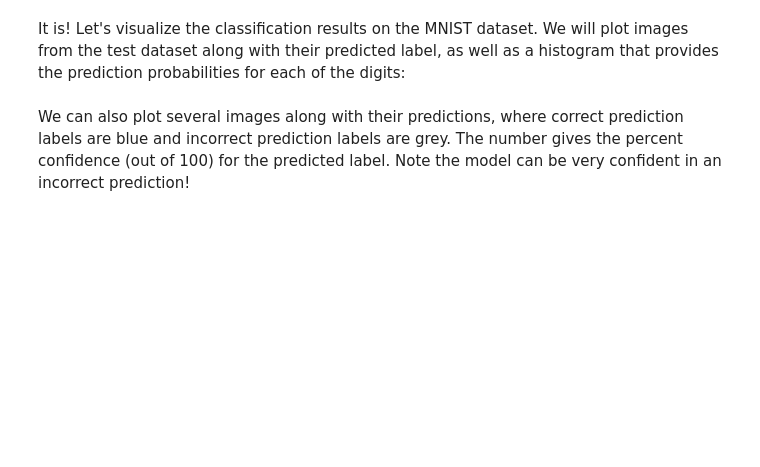
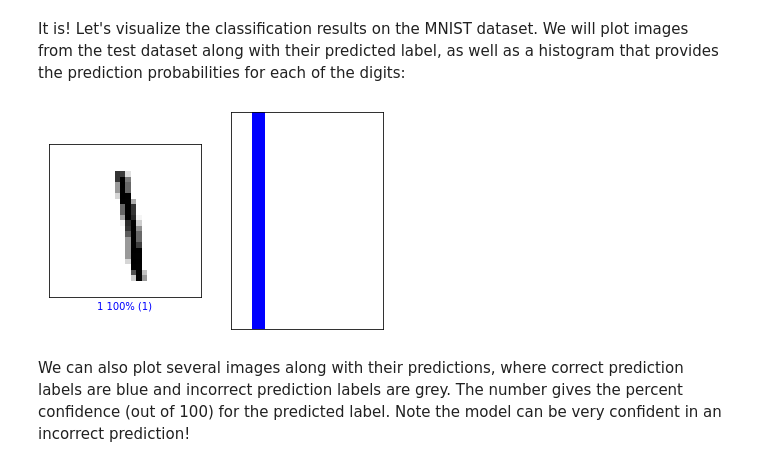
Before and after one commit to Babylonehy/introtodeeplearning, a Jupyter notebook: lab2/Part1_MNIST.ipynb, the cells around one changed output. Drawn from its saved outputs; the diff is of its cells as text; code cells hidden in the pictures; blank space fills up the shorter version.

```diff
--- a/lab2/Part1_MNIST.ipynb
+++ b/lab2/Part1_MNIST.ipynb
@@ -216,16 +223,16 @@ def build_cnn_model():
     cnn_model = tf.keras.Sequential([
 
         # TODO: Define the first convolutional layer
-        tf.keras.layers.Conv2D('''TODO'''),
+        tf.keras.layers.Conv2D(24,3,input_shape=train_images.shape[1:]),
 
         # TODO: Define the first max pooling layer
-        tf.keras.layers.MaxPool2D('''TODO'''),
+        tf.keras.layers.MaxPool2D(pool_size=(2,2)),
 
         # TODO: Define the second convolutional layer
-        tf.keras.layers.Conv2D('''TODO'''),
+        tf.keras.layers.Conv2D(36,3),
 
         # TODO: Define the second max pooling layer
-        tf.keras.layers.MaxPool2D('''TODO'''),
+        tf.keras.layers.MaxPool2D(pool_size=(2,2)),
 
         tf.keras.layers.Flatten(),
         tf.keras.layers.Dense(128, activation=tf.nn.relu),
@@ -233,7 +240,8 @@ def build_cnn_model():
         # TODO: Define the last Dense layer to output the classification
         # probabilities. Pay attention to the activation needed a probability
         # output
-        '''TODO: Dense layer to output classification probabilities'''
+        #'''TODO: Dense layer to output classification probabilities'''
+        tf.keras.layers.Dense(10, activation="softmax"),
     ])
 
     return cnn_model
@@ -249,9 +275,11 @@ print(cnn_model.summary())
 Now, as before, we can define the loss function, optimizer, and metrics through the `compile` method. Compile the CNN model with an optimizer and learning rate of choice:
 # %%
 '''TODO: Define the compile operation with your optimizer and learning rate of choice'''
-cnn_model.compile(optimizer='''TODO''', loss='''TODO''', metrics=['accuracy']) # TODO
+cnn_model.compile(optimizer=tf.keras.optimizers.SGD(learning_rate=1e-3),
+              loss='sparse_categorical_crossentropy',
+              metrics=['accuracy']) # TODO
 # %% [markdown]
 As was the case with the fully connected model, we can train our CNN using the `fit` method via the Keras API.
 # %%
 '''TODO: Use model.fit to train the CNN model, with the same batch_size and number of epochs previously used.'''
-cnn_model.fit('''TODO''')
+cnn_model.fit(train_images, train_labels, batch_size=BATCH_SIZE, epochs=EPOCHS)
@@ -258,7 +298,10 @@ cnn_model.fit('''TODO''')
 # %% [markdown]
 Great! Now that we've trained the model, let's evaluate it on the test dataset using the [`evaluate`](https://www.tensorflow.org/api_docs/python/tf/keras/models/Sequential#evaluate) method:
 # %%
-'''TODO: Use the evaluate method to test the model!'''
-test_loss, test_acc = # TODO
-
+# '''TODO: Use the evaluate method to test the model!'''
+# test_loss, test_acc = # TODO
+cnn_model.compile(optimizer=tf.keras.optimizers.SGD(learning_rate=1e-1),
+              loss='sparse_categorical_crossentropy',
+              metrics=['accuracy'])
+test_loss, test_acc = cnn_model.evaluate(x=test_images,y=test_labels,batch_size=BATCH_SIZE)# TODO
 print('Test accuracy:', test_acc)
@@ -294,11 +349,13 @@ It is! Let's visualize the classification results on the MNIST dataset. We will
 # %%
 #@title Change the slider to look at the model's predictions! { run: "auto" }
 
-image_index = 79 #@param {type:"slider", min:0, max:100, step:1}
+image_index = 31 #@param {type:"slider", min:0, max:100, step:1}
 plt.subplot(1,2,1)
 mdl.lab2.plot_image_prediction(image_index, predictions, test_labels, test_images)
 plt.subplot(1,2,2)
 mdl.lab2.plot_value_prediction(image_index, predictions,  test_labels)
+# %% [output]
+[figure, added]
 # %% [markdown]
 We can also plot several images along with their predictions, where correct prediction labels are blue and incorrect prediction labels are grey. The number gives the percent confidence (out of 100) for the predicted label. Note the model can be very confident in an incorrect prediction!
 # %%
```
Also changed, not shown: parts of 14 cells of this notebook.
